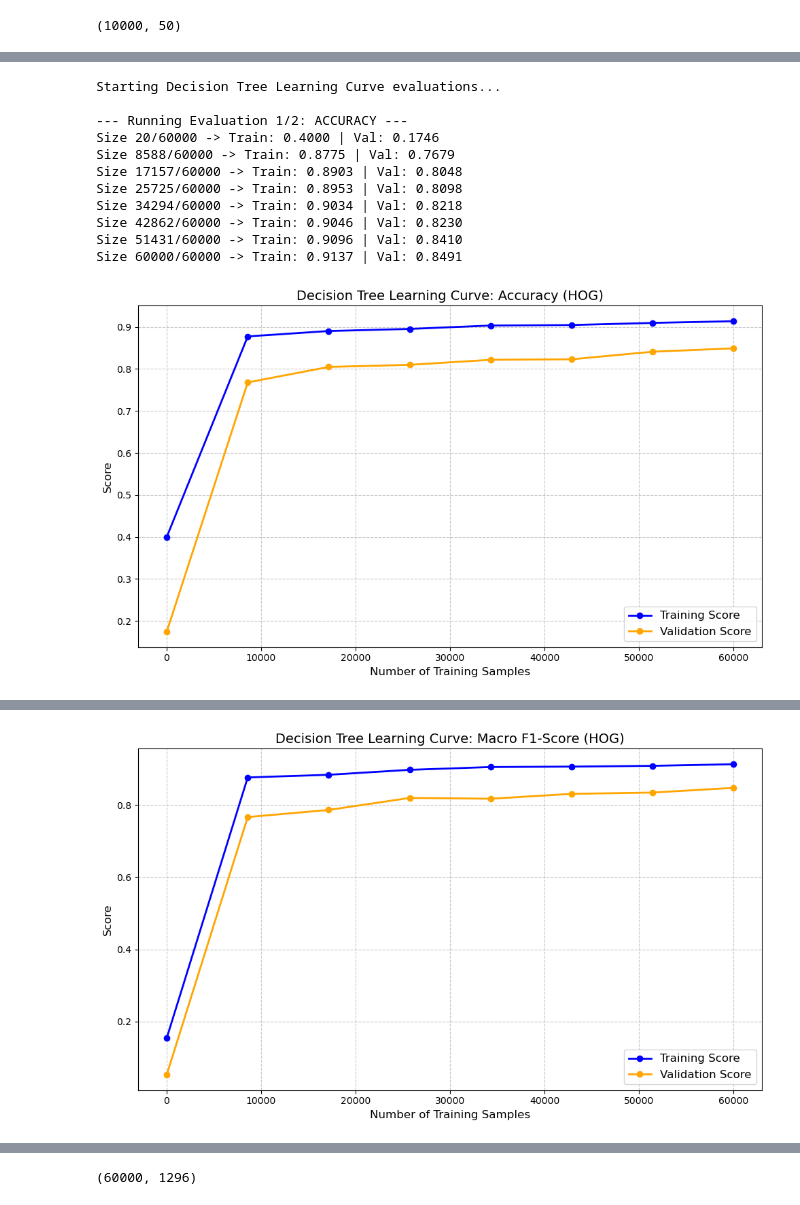
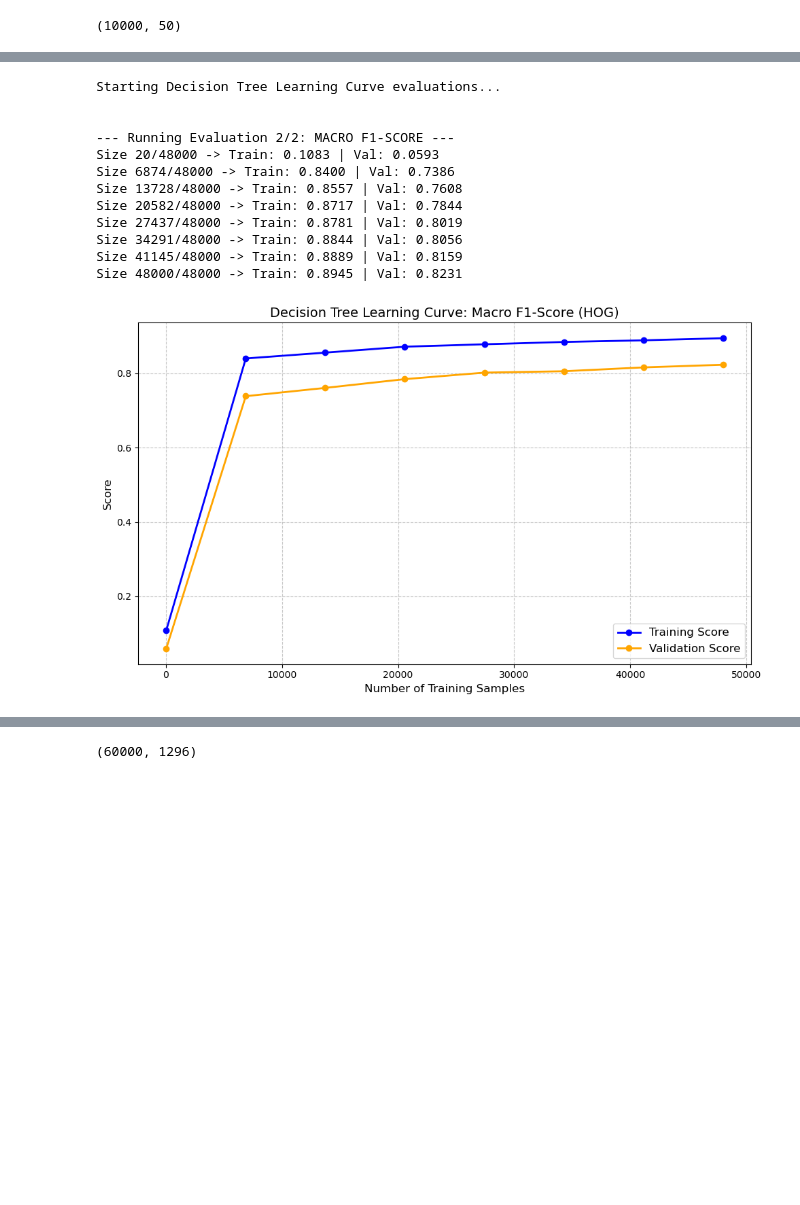
Before and after one commit to adhamthearray/Machine-Learning-Number-Classification_MNIST, a Jupyter notebook: Multi.ipynb, the cells around one changed output, grey strips where cells are left out. Saved outputs shown, nothing was run; the diff lists cells and outputs as text; code cells hidden in the pictures; blank space fills up the shorter version.

```diff
--- a/Multi.ipynb
+++ b/Multi.ipynb
@@ -165,0 +189,10 @@ Best score: 0.8204508209258771
+# %%
+#Decision Tree CNN results
+dt = DecisionTree(maxDepth = 15, minSamplesSplit= 20, minSampleLeafs= 5, criterion= 'gini', maxFeatures= 'sqrt')
+
+dt.fit(X_train_vgg , y_train_O)
+predictions = dt.predict(X_test_vgg)
+print(confusion_matrix2(y_test , predictions))
+print(classification_report2(
+    y_test, predictions,
+))
@@ -264,3 +241,10 @@ weighted avg       0.77      0.77      0.77     10000
+# %%
+#HOG analysis DT
+X_train_analysis , X_val_analysis , y_train_analysis , y_val_analysis = train_test_split(
+    X_train_HOG, y_train_O,
+    test_size=0.2,
+    random_state=42
+)
 # %%
 #Decision Tree overfitting underfitting analysis
 print("Starting Decision Tree Learning Curve evaluations...\n")
@@ -269,60 +253,61 @@ def train_dt_hog(X_subset, y_subset):
     model = DecisionTree(
         maxDepth=15,
         minSamplesSplit=20,
-        minSampleLeafs=1,
-        criterion="entropy",
+        minSampleLeafs=5,
+        criterion="gini",
         maxFeatures="sqrt",
         randomState=42
     )
     model.fit(X_subset, y_subset)
     return model
 
 def predict_dt_hog(model, X):
     return model.predict(X)
 
 def metric_acc(y_true, y_pred):
-    return accuracy_score(y_true, y_pred)
+    return accuracy_score2(y_true, y_pred)
 
 def metric_f1_macro(y_true, y_pred):
-    return f1_score(y_true, y_pred, average="macro")
+    return f1_score2(y_true, y_pred, average="macro")
 
 
-print("--- Running Evaluation 1/2: ACCURACY ---")
-subset_sizes_acc, train_trends_acc, val_trends_acc = analysis_curves(
-    X_train=X_train_HOG,
-    y_train=y_train_O,
-    X_val=X_test_HOG,
-    y_val=y_test,
-    train_fn=train_dt_hog,
-    predict_fn=predict_dt_hog,
-    metric_fn=metric_acc,
-    num_steps=8,
-    title="Decision Tree Learning Curve: Accuracy (HOG)"
-)
+# print("--- Running Evaluation 1/2: ACCURACY ---")
+# subset_sizes_acc, train_trends_acc, val_trends_acc = analysis_curves(
+#     X_train=X_train_HOG,
+#     y_train=y_train_O,
+#     X_val=X_test_HOG,
+#     y_val=y_test,
+#     train_fn=train_dt_hog,
+#     predict_fn=predict_dt_hog,
+#     metric_fn=metric_acc,
+#     num_steps=8,
+#     title="Decision Tree Learning Curve: Accuracy (HOG)"
+# )
 
 
 print("\n--- Running Evaluation 2/2: MACRO F1-SCORE ---")
 subset_sizes_f1, train_trends_f1, val_trends_f1 = analysis_curves(
-    X_train=X_train_HOG,
-    y_train=y_train_O,
-    X_val=X_test_HOG,
-    y_val=y_test,
+    X_train=X_train_analysis,
+    y_train=y_train_analysis,
+    X_val=X_val_analysis,
+    y_val=y_val_analysis,
     train_fn=train_dt_hog,
     predict_fn=predict_dt_hog,
     metric_fn=metric_f1_macro,
     num_steps=8,
     title="Decision Tree Learning Curve: Macro F1-Score (HOG)"
 )
 # %% [output]
 Starting Decision Tree Learning Curve evaluations...
 
---- Running Evaluation 1/2: ACCURACY ---
-Size 20/60000 -> Train: 0.4000 | Val: 0.1746
-Size 8588/60000 -> Train: 0.8775 | Val: 0.7679
-Size 17157/60000 -> Train: 0.8903 | Val: 0.8048
-Size 25725/60000 -> Train: 0.8953 | Val: 0.8098
-Size 34294/60000 -> Train: 0.9034 | Val: 0.8218
-Size 42862/60000 -> Train: 0.9046 | Val: 0.8230
-Size 51431/60000 -> Train: 0.9096 | Val: 0.8410
-Size 60000/60000 -> Train: 0.9137 | Val: 0.8491
+
+--- Running Evaluation 2/2: MACRO F1-SCORE ---
+Size 20/48000 -> Train: 0.1083 | Val: 0.0593
+Size 6874/48000 -> Train: 0.8400 | Val: 0.7386
+Size 13728/48000 -> Train: 0.8557 | Val: 0.7608
+Size 20582/48000 -> Train: 0.8717 | Val: 0.7844
+Size 27437/48000 -> Train: 0.8781 | Val: 0.8019
+Size 34291/48000 -> Train: 0.8844 | Val: 0.8056
+Size 41145/48000 -> Train: 0.8889 | Val: 0.8159
+Size 48000/48000 -> Train: 0.8945 | Val: 0.8231
-[figure, old version]
+[figure, new version]
@@ -338,4 +314,3 @@ Size 60000/60000 -> Train: 0.9130 | Val: 0.8474
-[figure, removed]
 # %%
 
 # ======================
```
Also changed, not shown: parts of 35 cells of this notebook, 27 other files.
